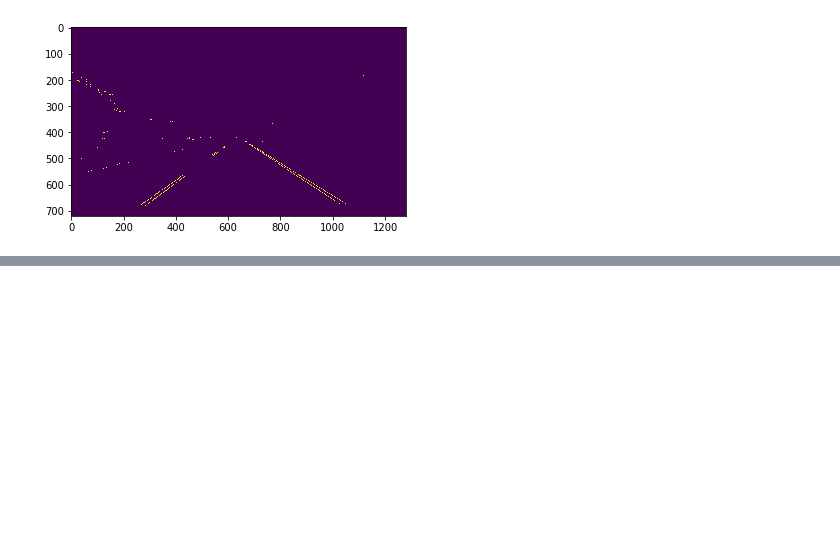
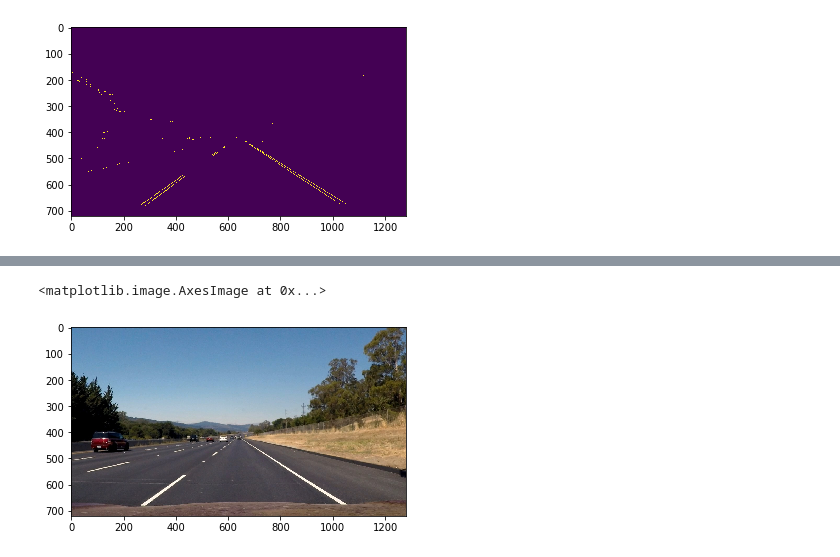
Before and after one commit to croepke/CarND-Advanced-Lane-Lines, a Jupyter notebook: undistort.ipynb, the cells around one changed output, grey strips where cells are left out. Cells and saved outputs as stored; diff of their text form; code cells hidden in the pictures; blank space fills up the shorter version.

```diff
--- a/undistort.ipynb
+++ b/undistort.ipynb
@@ -170,0 +167,5 @@ plt.imshow(combined)
+# %%
+plt.imshow(rgb)
+# %% [output]
+<matplotlib.image.AxesImage at 0x...>
+[figure, added]
```
Also changed, not shown: parts of 62 cells of this notebook, 6 other files.
